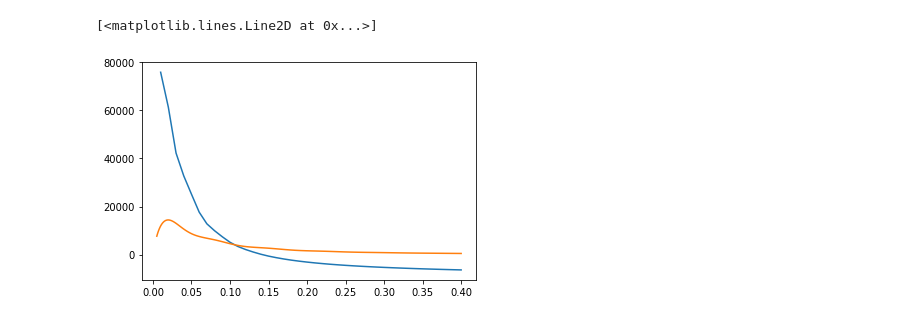
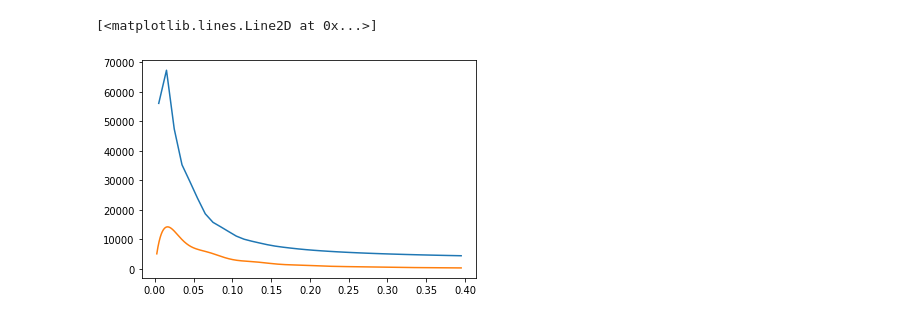
Before and after one commit to jadamo/CovNet, a Jupyter notebook: notebooks/Profile-CovaPT.ipynb, the cells around one changed output. Cells and saved outputs as stored; diff of their text form; code cells hidden in the pictures.

```diff
--- a/notebooks/Profile-CovaPT.ipynb
+++ b/notebooks/Profile-CovaPT.ipynb
@@ -114,11 +114,10 @@ def Pk_lin(H0, ombh2, omch2, As, ns, z, k):
     pars.NonLinear = model.NonLinear_none
     results = camb.get_results(pars)
     # k bins will be interpolated to what we want later, so it's "ok" if this isn't exact
-    kh, z1, pk = results.get_matter_power_spectrum(minkh=np.amin(k)/2., maxkh=np.amax(k), npoints = 3*len(k))
-    s8 = np.array(results.get_sigma8())
+    kh, z1, pk = results.get_matter_power_spectrum(minkh=np.amin(k)/2., maxkh=np.amax(k), npoints = 20*len(k))
 
     pdata = np.vstack((kh, pk[0])).T
-    return pdata, s8
+    return pdata
 
 def Pk_gg(H0, omch2, ombh2, As, pgg):
     """
@@ -393,12 +392,12 @@ def CovAnalytic(pgg, H0, Omega_m, ombh2, omch2, As, ns, z, b1, b2, b3, be, g2, g
 # TEMP: ignore integration warnings to make output more clean
 t1 = time.time(); t2 = t1
 
-data = np.loadtxt("../Data/Sample-params.txt", skiprows=1)
-params = [data[59708, 0], data[59708, 3], data[59708, 4], data[59708, 1], data[59708, 2], data[59708, 5], data[59708, 6]]
-print(params)
+#data = np.loadtxt("../Data/Sample-params.txt", skiprows=1)
+#params = [data[59708, 0], data[59708, 3], data[59708, 4], data[59708, 1], data[59708, 2], data[59708, 5], data[59708, 6]]
+#print(params)
 #params = [ 7.3006088e+01,  1.3097294e-01,  2.1149708e-02,  3.4829547e+00, 0.9695 2.0446153e+00, -2.0513985e+00]
 #params = [7.3677155e+01,  1.2756078e-01,  2.1249980e-02,  3.2628467e+00, 0,9695 1.9028846e+00, -1.4377364e+00]
-#params = [67.8,0.1190,0.02215,3.094,2.01,-0.47]
+params = [67.8,0.1190,0.02215,3.094,0.9695,1.9485,-0.5387]
 H0 = params[0]; omch2 = params[1]; ombh2 = params[2]; As = params[3]; ns = params[4]; b1 = params[5]; b2 = params[6]
 
 # ---Cosmology parameters---
@@ -425,7 +424,7 @@ b3 = -1.028 + 7.646*b1 - 6.227*b1**2 + 0.912*b1**3 + 4*g2x - 4/3*g3 - 8/3*g21 -
 z = 0.58 #mean redshift of the high-Z chunk
 be = fgrowth(z, Omega_m)/b1; #beta = f/b1, zero for real space
 
-k = np.linspace(0.01, 0.4, 40)
+k = np.linspace(0.005, 0.395, 40)
 
 #pgg = pkmu_hod()
 pgg = None
@@ -444,12 +443,12 @@ Done! Took 7 minutes 54.02 seconds
 # %%
 Pk_galaxy = Pk_CLASS_PT(params, k)
-Pk_linear, s8 = Pk_lin(H0, ombh2, omch2, As, ns, z, k)
+Pk_linear = Pk_lin(H0, ombh2, omch2, As, ns, z, k)
 plt.plot(k, Pk_galaxy[0])
 plt.plot(Pk_linear[:,0], Pk_linear[:,1])
 #plt.yscale("log")
 # %% [output]
 [<matplotlib.lines.Line2D at 0x...>]
-[figure, old version]
+[figure, new version]
 # %%
 print(np.where(np.isnan(CovaG + covaSSCmult + covaT0mult)))
 # covaT0mult_1 = covaT0mult
```
Also changed, not shown: parts of 5 cells of this notebook, 3 other files.
